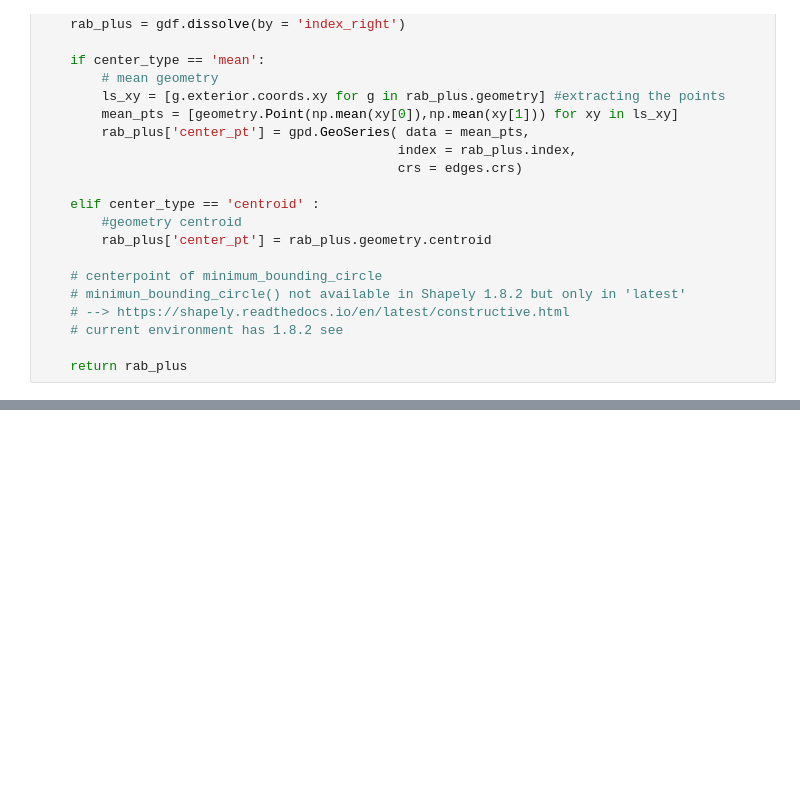
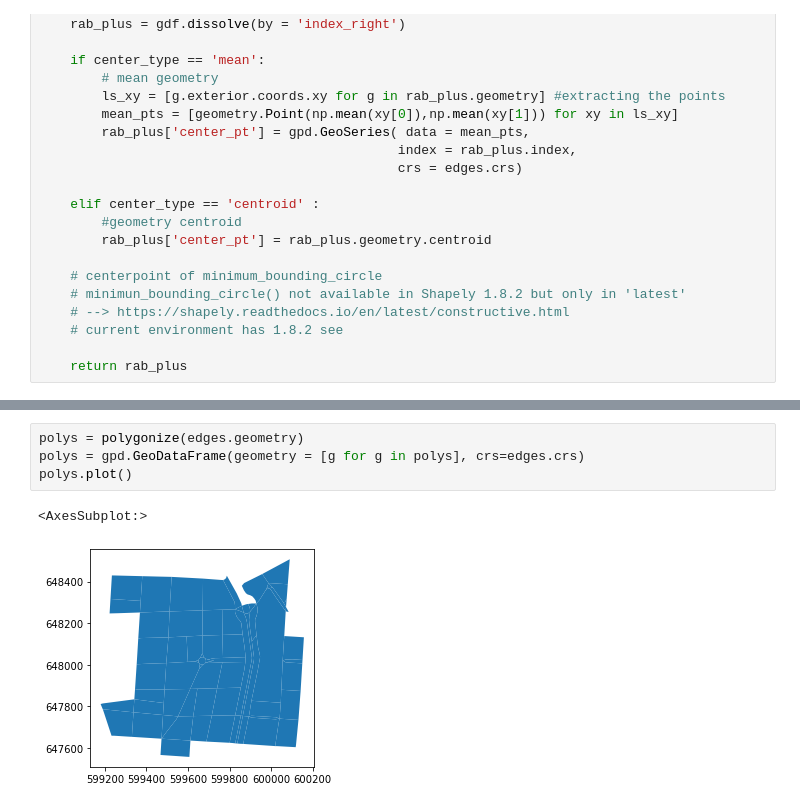
Before and after one commit to gregmaya/gsoc2022_network_simpl, a Jupyter notebook: round_about_functions.ipynb, the cells around one changed output, grey strips where cells are left out. Saved outputs shown, nothing was run; the diff lists cells and outputs as text; blank space fills up the shorter version.

```diff
--- a/round_about_functions.ipynb
+++ b/round_about_functions.ipynb
@@ -151,0 +175,7 @@ def round_about_simpl(edges, polys, circom_threshold = 0.7, center_type = 'mean'
+# %%
+polys = polygonize(edges.geometry)
+polys = gpd.GeoDataFrame(geometry = [g for g in polys], crs=edges.crs)
+polys.plot()
+# %% [output]
+<AxesSubplot:>
+[figure, added]
```
Also changed, not shown: parts of 35 cells of this notebook, 2 other files.
